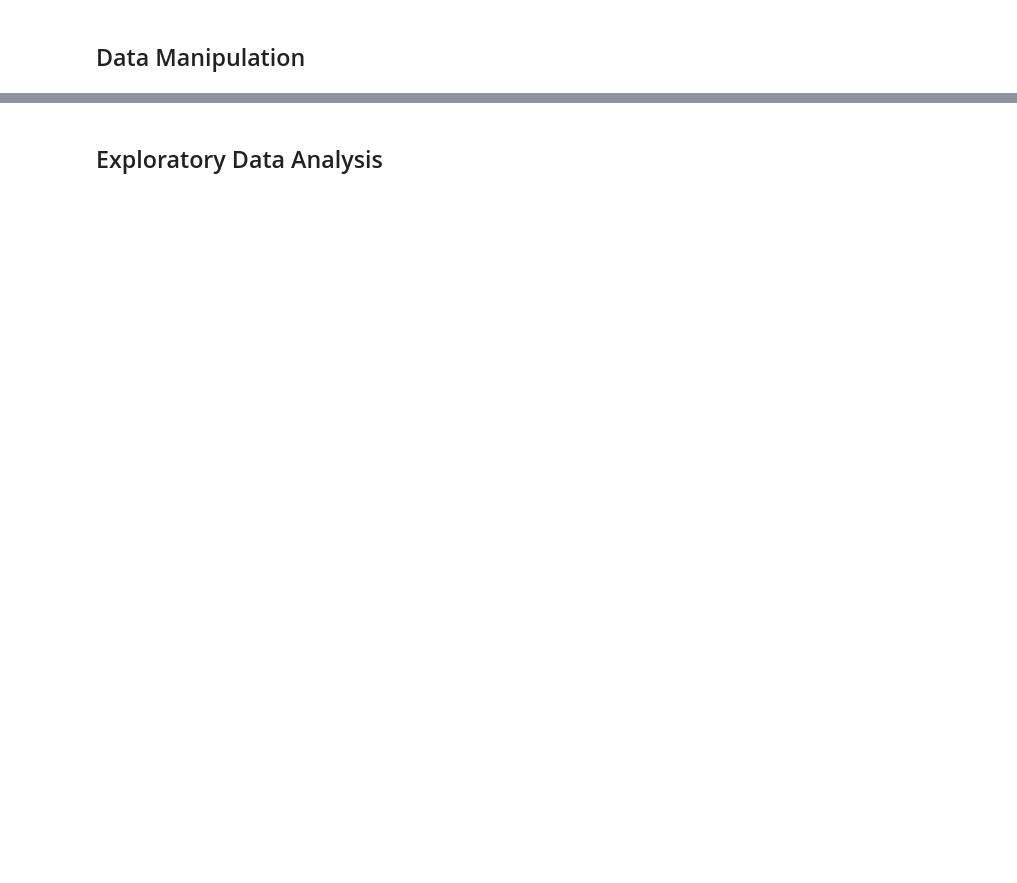
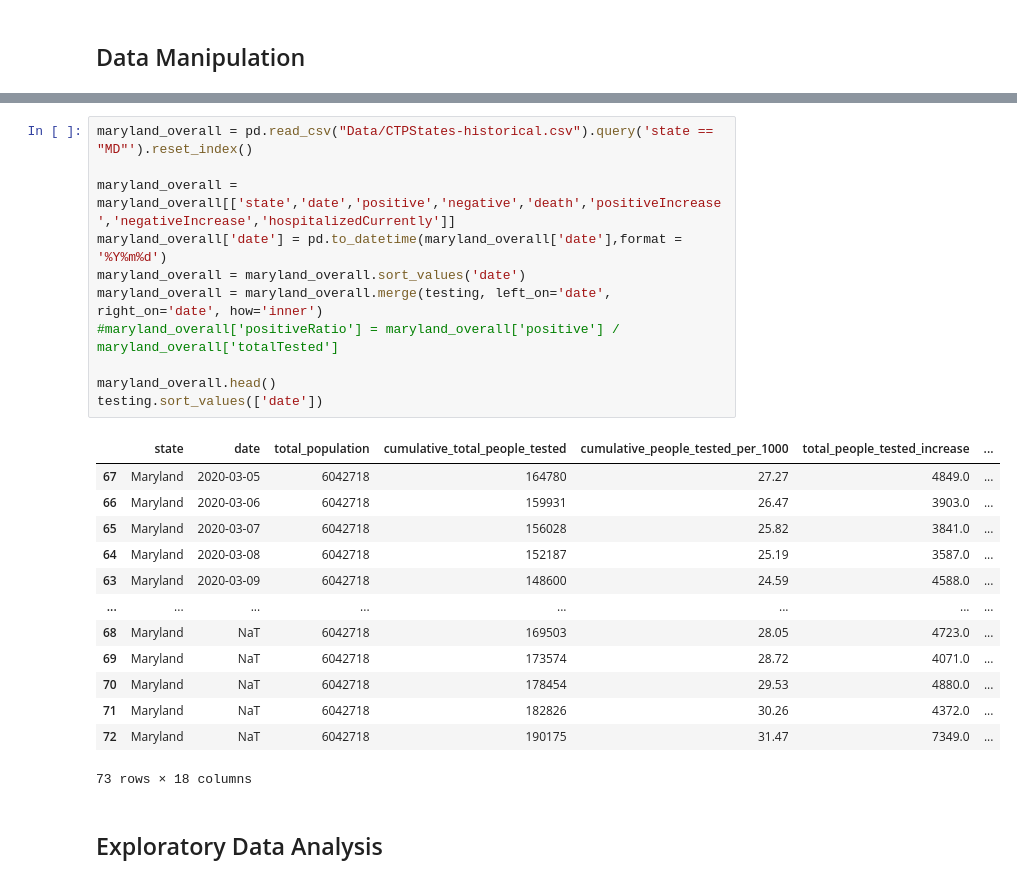
Before and after one commit to jonlin1000/jonlin1000.github.io, a Jupyter notebook: FinalProject.ipynb, the cells around one changed output, grey strips where cells are left out. Saved outputs shown, nothing was run; the diff lists cells and outputs as text; blank space fills up the shorter version.

```diff
--- a/FinalProject.ipynb
+++ b/FinalProject.ipynb
@@ -220,2 +149,27 @@ maryland_confirmed.head(10)
+# %%
+maryland_overall = pd.read_csv("Data/CTPStates-historical.csv").query('state == "MD"').reset_index()
+
+maryland_overall = maryland_overall[['state','date','positive','negative','death','positiveIncrease','negativeIncrease','hospitalizedCurrently']]
+maryland_overall['date'] = pd.to_datetime(maryland_overall['date'],format = '%Y%m%d')
+maryland_overall = maryland_overall.sort_values('date')
+maryland_overall = maryland_overall.merge(testing, left_on='date', right_on='date', how='inner')
+#maryland_overall['positiveRatio'] = maryland_overall['positive'] / maryland_overall['totalTested']
+
+maryland_overall.head()
+testing.sort_values(['date'])
+# %% [output]
+|  | state | date | total_population | cumulative_total_people_tested | cumulative_people_tested_per_1000 | total_people_tested_increase | ... |
+| 67 | Maryland | 2020-03-05 | 6042718 | 164780 | 27.27 | 4849.0 | ... |
+| 66 | Maryland | 2020-03-06 | 6042718 | 159931 | 26.47 | 3903.0 | ... |
+| 65 | Maryland | 2020-03-07 | 6042718 | 156028 | 25.82 | 3841.0 | ... |
+| 64 | Maryland | 2020-03-08 | 6042718 | 152187 | 25.19 | 3587.0 | ... |
+| 63 | Maryland | 2020-03-09 | 6042718 | 148600 | 24.59 | 4588.0 | ... |
+| ... | ... | ... | ... | ... | ... | ... | ... |
+| 68 | Maryland | NaT | 6042718 | 169503 | 28.05 | 4723.0 | ... |
+| 69 | Maryland | NaT | 6042718 | 173574 | 28.72 | 4071.0 | ... |
+| 70 | Maryland | NaT | 6042718 | 178454 | 29.53 | 4880.0 | ... |
+| 71 | Maryland | NaT | 6042718 | 182826 | 30.26 | 4372.0 | ... |
+| 72 | Maryland | NaT | 6042718 | 190175 | 31.47 | 7349.0 | ... |
+73 rows × 18 columns
 # %% [markdown]
 ## Exploratory Data Analysis
```
Also changed, not shown: parts of 19 cells of this notebook, 2 other files.
